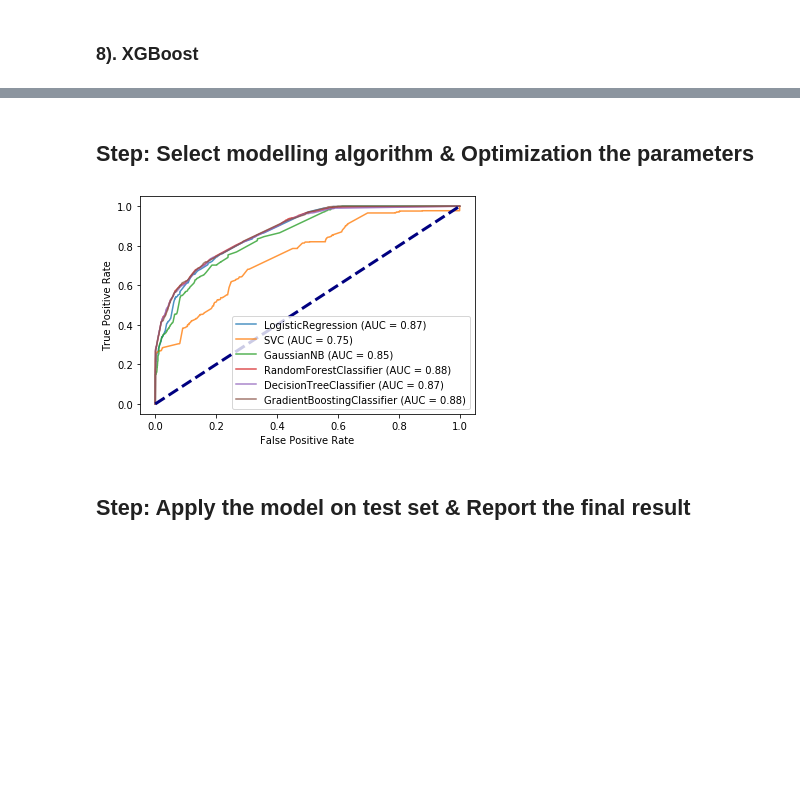
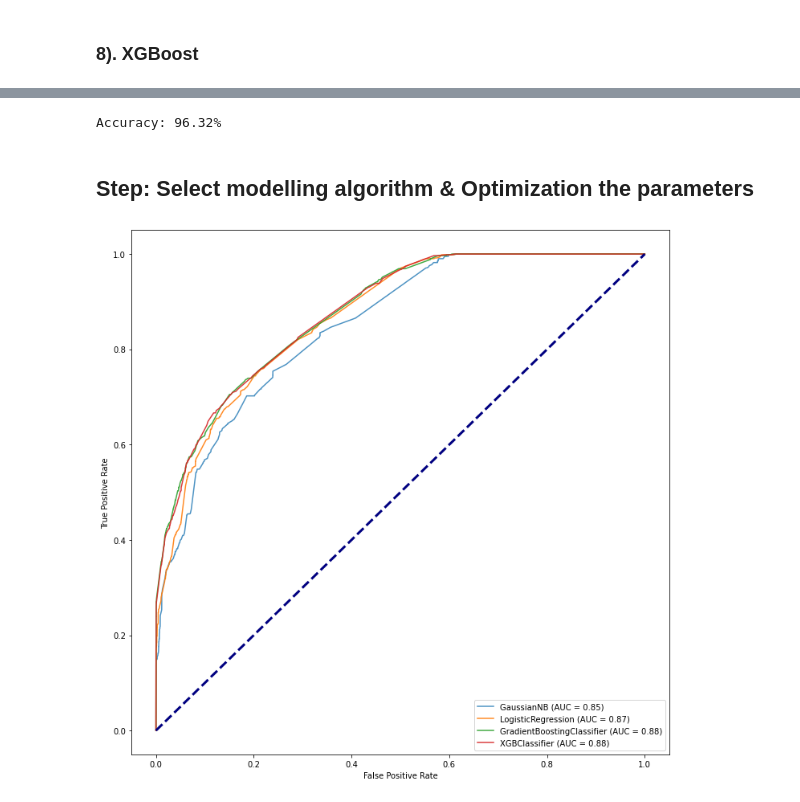
Before and after one commit to yduh/Detroit-BlightViolation-Ticket, a Jupyter notebook: study.ipynb, the cells around one changed output, grey strips where cells are left out. Saved outputs shown, nothing was run; the diff lists cells and outputs as text; code cells hidden in the pictures; blank space fills up the shorter version.

```diff
--- a/study.ipynb
+++ b/study.ipynb
@@ -118,8 +119,8 @@ import seaborn as sns
 %matplotlib inline
 # %%
 def load_data():
-    df_train_raw = pd.read_csv('readonly/train.csv', encoding = "ISO-8859-1")
-    df_test_raw = pd.read_csv('readonly/test.csv', encoding = "ISO-8859-1")
+    df_train_raw = pd.read_csv('dataset/train.csv', encoding = "ISO-8859-1")
+    df_test_raw = pd.read_csv('dataset/test.csv', encoding = "ISO-8859-1")
 
     ## Have to remove:
     # - collection_status - Flag for payments in collections
@@ -812,15 +1020,13 @@ Cross-validation (AUC) [0.86473807 0.89233279 0.88004372 0.84364703 0.86550496]
 # %% [markdown]
 ### 8). XGBoost
 # %%
-from xgboost import XGBClassifier
-
-clf_XGB = XGBClassifier().fit(X_train_norm, y_train)
+clf_XGB = XGBClassifier().fit(X_train, y_train)
 
 ax = plt.gca()
-roc_BDT = plot_roc_curve(clf_BDT, X_dev, y_dev, ax=ax, alpha=0.8)
+roc_XGB = plot_roc_curve(clf_XGB, X_dev, y_dev, ax=ax, alpha=0.8)
 plt.plot([0, 1], [0, 1], color='navy', lw=3, linestyle='--')
 plt.show()
 
-print('Cross-validation (AUC)', cross_val_score(clf_BDT, X_dev, y_dev, cv=5, scoring = 'roc_auc'),
-      ', mean =', round(cross_val_score(clf_BDT, X_dev, y_dev, cv=5, scoring = 'roc_auc').mean(), 3))
+print('Cross-validation (AUC)', cross_val_score(clf_XGB, X_dev, y_dev, cv=5, scoring = 'roc_auc'),
+      ', mean =', round(cross_val_score(clf_XGB, X_dev, y_dev, cv=5, scoring = 'roc_auc').mean(), 3))
 # %% [output]
@@ -828,3 +1035,10 @@ ModuleNotFoundError: No module named 'xgboost'
+# %%
+y_pred = clf_XGB.predict(X_dev)
+
+acc = accuracy_score(y_dev, y_pred)
+print("Accuracy: %.2f%%" %(acc *100.0))
+# %% [output]
+Accuracy: 96.32%
 # %%
 def build_model():
     pipeline = Pipeline([
@@ -843,16 +1057,16 @@ def main(X_train, X_test, y_train, y_test):
 # %% [markdown]
 ## Step: Select modelling algorithm & Optimization the parameters
 # %%
+plt.subplots(1, 1, figsize=(12, 12))
 ax = plt.gca()
-roc_LogReg.plot(ax=ax, alpha=0.8)
-roc_svm.plot(ax=ax, alpha=0.8)
 roc_NBayers.plot(ax=ax, alpha=0.8)
-roc_RandForest.plot(ax=ax, alpha=0.8)
-roc_DicisTree.plot(ax=ax, alpha=0.8)
-roc_BDT.plot(ax=ax, alpha=0.8)
+roc_LogReg.plot(ax=ax, alpha=0.9)
+#roc_svm.plot(ax=ax, alpha=0.8)
+#roc_RandForest.plot(ax=ax, alpha=0.8)
+#roc_DecisTree.plot(ax=ax, alpha=0.8)
+roc_BDT.plot(ax=ax, alpha=0.9)
+roc_XGB.plot(ax=ax, alpha=0.9)
 plt.plot([0, 1], [0, 1], color='navy', lw=3, linestyle='--')
 plt.show()
 # %% [output]
-[figure, old version]
+[figure, new version]
-# %% [markdown]
-## Step: Apply the model on test set & Report the final result
```
Also changed, not shown: parts of 43 cells of this notebook, 1 other file.
